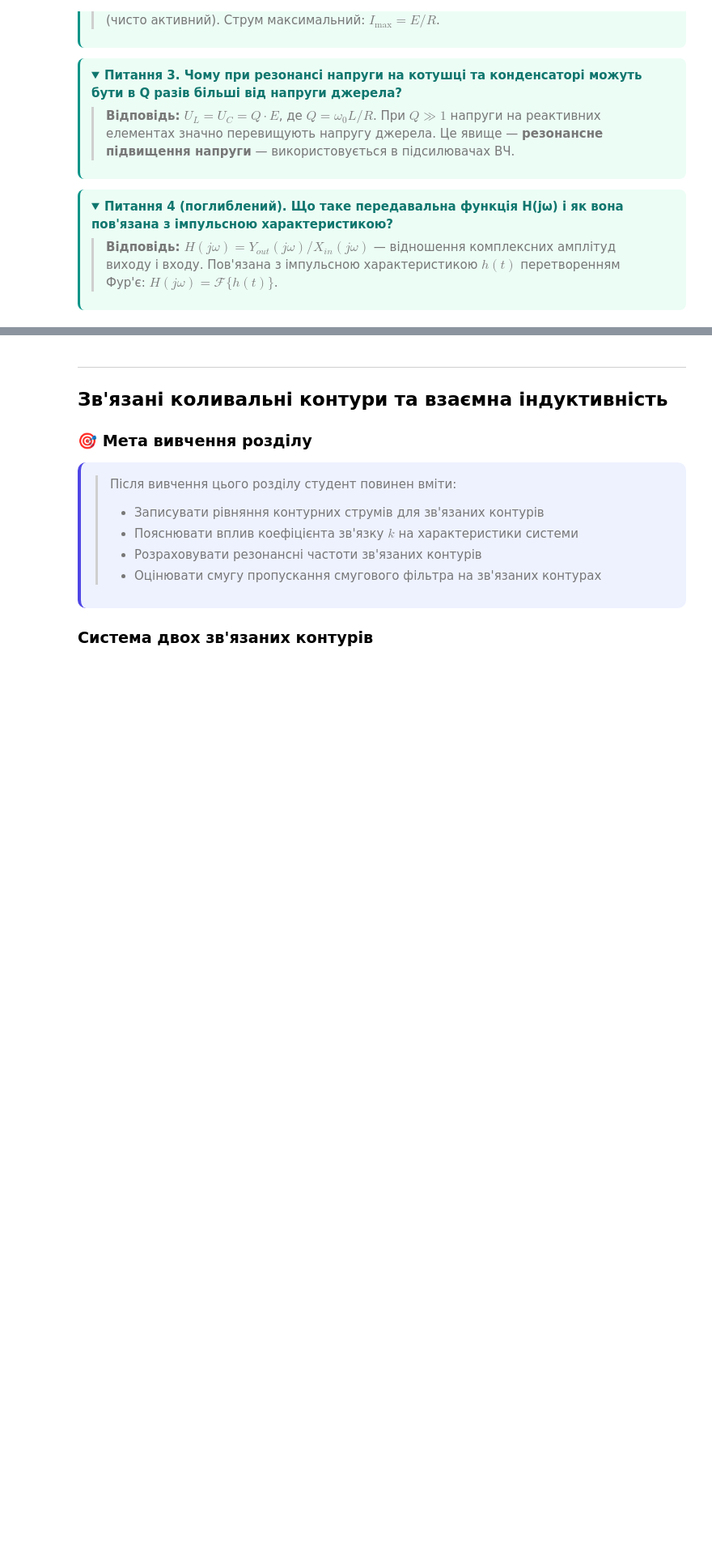
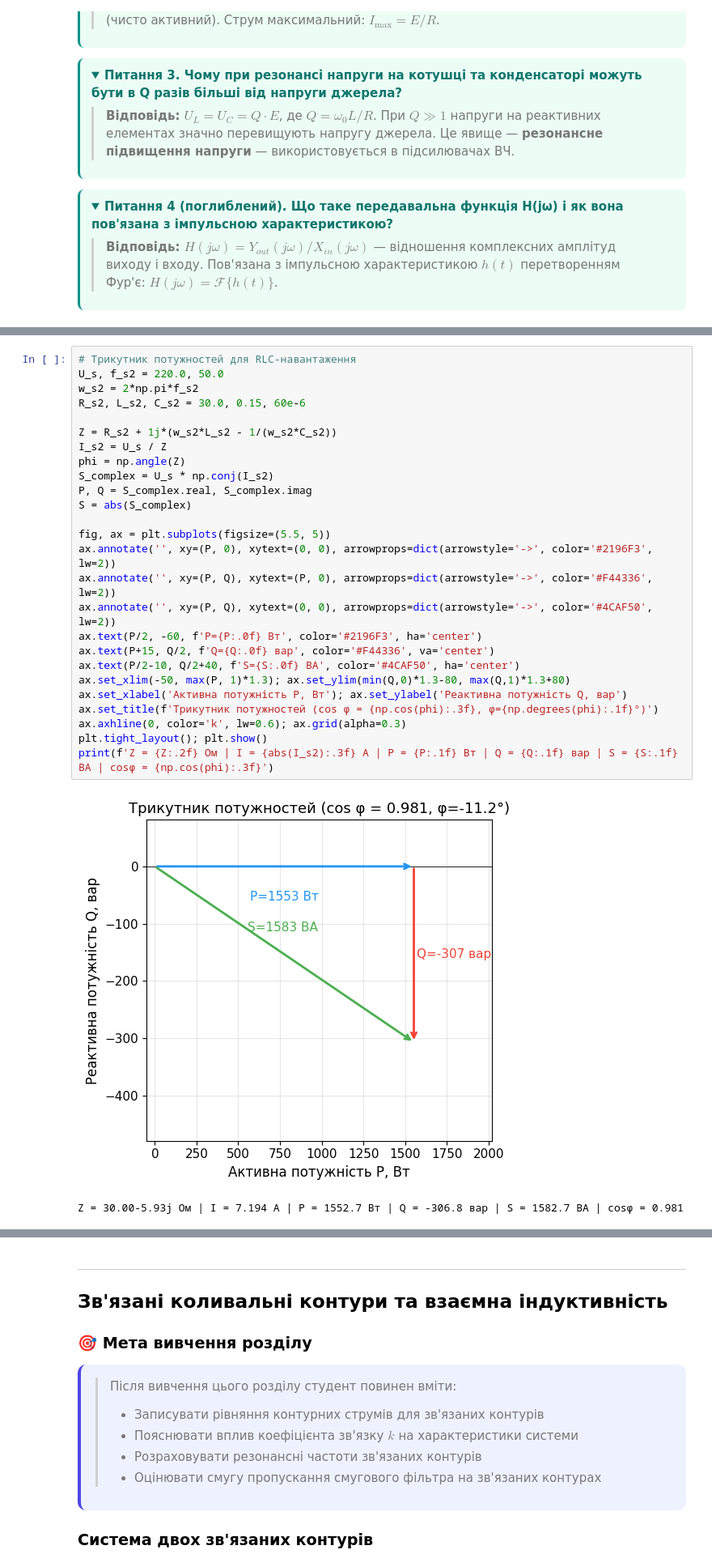
Before and after one commit to vim4all/Lectures_Basics_of_radio_electronics_in_Ukrainian, a Jupyter notebook: Основи радіотехніки_1_частина.ipynb, the cells around one changed output, grey strips where cells are left out. Shown at 81% size. Saved outputs shown, nothing was run; the diff lists cells and outputs as text; folded sections open; blank space fills up the shorter version.

```diff
--- a/Основи радіотехніки_1_частина.ipynb
+++ b/Основи радіотехніки_1_частина.ipynb
@@ -1623,0 +2117,29 @@ $$Q = \frac{\omega_0 L}{R} = \frac{1}{\omega_0 C R} = \frac{1}{R}\sqrt{\frac{L}{
+# %%
+# Трикутник потужностей для RLC-навантаження
+U_s, f_s2 = 220.0, 50.0
+w_s2 = 2*np.pi*f_s2
+R_s2, L_s2, C_s2 = 30.0, 0.15, 60e-6
+
+Z = R_s2 + 1j*(w_s2*L_s2 - 1/(w_s2*C_s2))
+I_s2 = U_s / Z
+phi = np.angle(Z)
+S_complex = U_s * np.conj(I_s2)
+P, Q = S_complex.real, S_complex.imag
+S = abs(S_complex)
+
+fig, ax = plt.subplots(figsize=(5.5, 5))
+ax.annotate('', xy=(P, 0), xytext=(0, 0), arrowprops=dict(arrowstyle='->', color='#2196F3', lw=2))
+ax.annotate('', xy=(P, Q), xytext=(P, 0), arrowprops=dict(arrowstyle='->', color='#F44336', lw=2))
+ax.annotate('', xy=(P, Q), xytext=(0, 0), arrowprops=dict(arrowstyle='->', color='#4CAF50', lw=2))
+ax.text(P/2, -60, f'P={P:.0f} Вт', color='#2196F3', ha='center')
+ax.text(P+15, Q/2, f'Q={Q:.0f} вар', color='#F44336', va='center')
+ax.text(P/2-10, Q/2+40, f'S={S:.0f} ВА', color='#4CAF50', ha='center')
+ax.set_xlim(-50, max(P, 1)*1.3); ax.set_ylim(min(Q,0)*1.3-80, max(Q,1)*1.3+80)
+ax.set_xlabel('Активна потужність P, Вт'); ax.set_ylabel('Реактивна потужність Q, вар')
+ax.set_title(f'Трикутник потужностей (cos φ = {np.cos(phi):.3f}, φ={np.degrees(phi):.1f}°)')
+ax.axhline(0, color='k', lw=0.6); ax.grid(alpha=0.3)
+plt.tight_layout(); plt.show()
+print(f'Z = {Z:.2f} Ом | I = {abs(I_s2):.3f} А | P = {P:.1f} Вт | Q = {Q:.1f} вар | S = {S:.1f} ВА | cosφ = {np.cos(phi):.3f}')
+# %% [output]
+[figure, added]
+Z = 30.00-5.93j Ом | I = 7.194 А | P = 1552.7 Вт | Q = -306.8 вар | S = 1582.7 ВА | cosφ = 0.981
```
Also changed, not shown: parts of 58 cells of this notebook.
